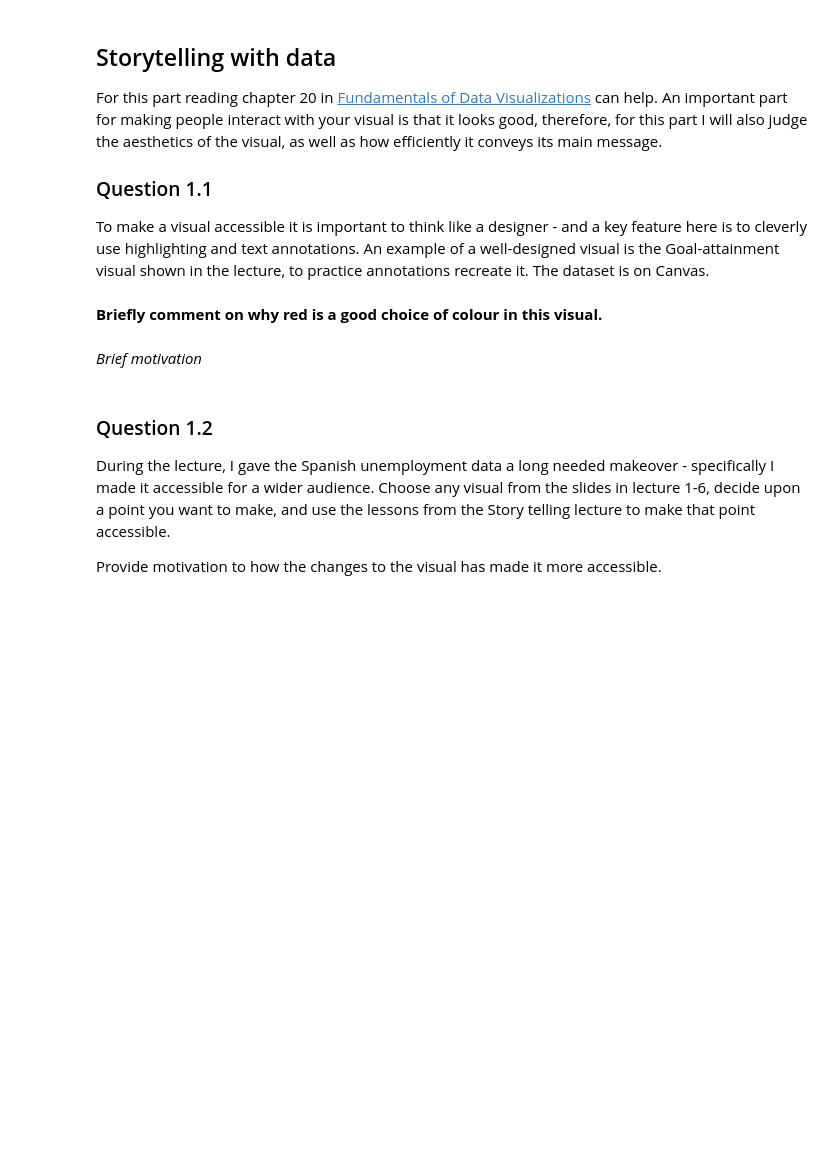
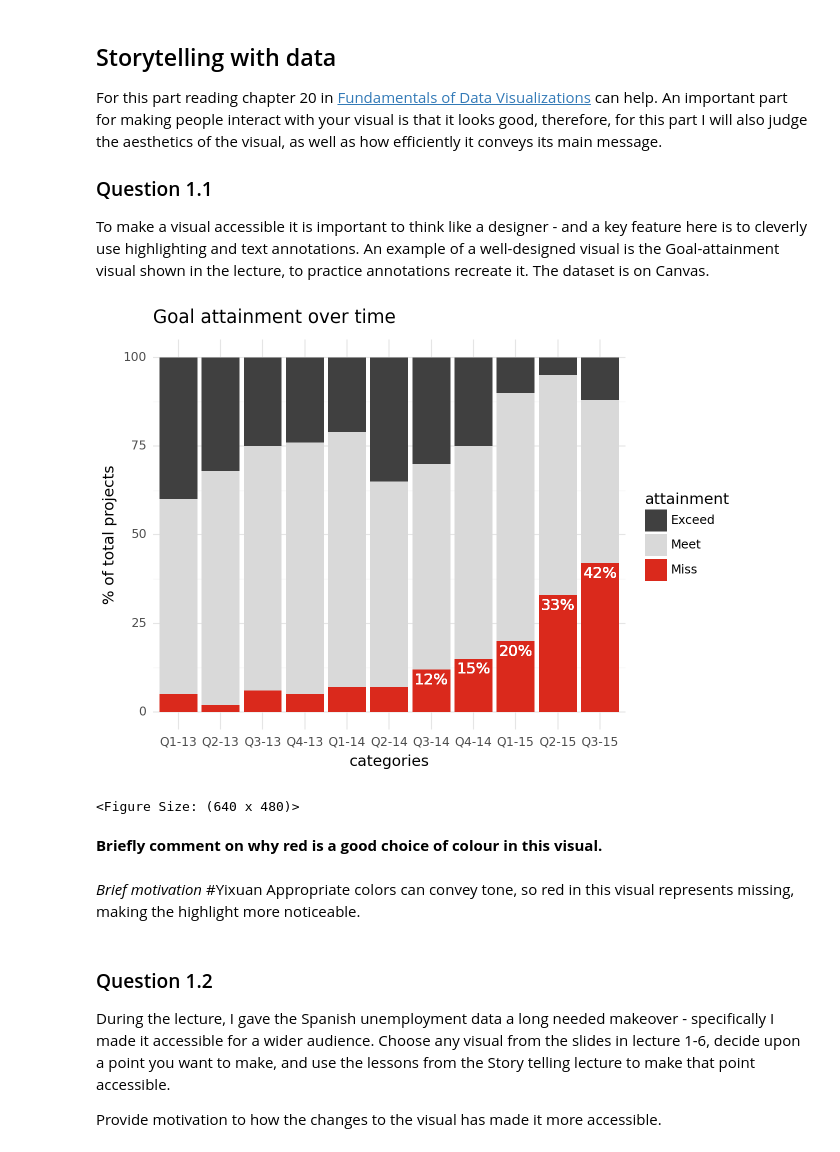
Before and after one commit to ErikDagobert/Scientific-Visualization, a Jupyter notebook: HW4/Homework4_2025.ipynb, the cells around one changed output. Drawn from its saved outputs; the diff is of its cells as text; code cells hidden in the pictures; blank space fills up the shorter version.

```diff
--- a/HW4/Homework4_2025.ipynb
+++ b/HW4/Homework4_2025.ipynb
@@ -301,7 +330,42 @@ To make a visual accessible it is important to think like a designer - and a key
+# %%
+# Insert code here
+#Yixuan
+data_q11 = pd.read_csv("Goal_data.csv")
+
+order = [
+    "Q1-13", "Q2-13", "Q3-13", "Q4-13",
+    "Q1-14", "Q2-14", "Q3-14", "Q4-14",
+    "Q1-15", "Q2-15", "Q3-15"
+]
+
+data_q11["categories"] = pd.Categorical(
+    data_q11["categories"],
+    categories=order,
+    ordered=True
+)
+
+color_use= ["#404040", "#d9d9d9", "#DA291C"]
+p = (ggplot(data_q11, aes("categories", "value", fill = "what"))
+    + geom_bar(stat = "identity")
+    + geom_text(x = 7, y = 9, label = "12%", color="white")
+    + geom_text(x = 8, y = 12, label = "15%", color="white")
+    + geom_text(x = 9, y = 17, label = "20%", color="white")
+    + geom_text(x = 10, y = 30, label = "33%", color="white")
+    + geom_text(x = 11, y = 39, label = "42%", color="white")
+    + scale_fill_manual(values = color_use)
+    + labs(y = "% of total projects", fill= "attainment", title = "Goal attainment over time")
+    + theme_minimal())
+p
+# Remember to print the visual
+# %% [output]
+[figure, added]
+<Figure Size: (640 x 480)>
 # %% [markdown]
 **Briefly comment on why red is a good choice of colour in this visual.**
-# %% [markdown]
-_Brief motivation_
+# %% [markdown]
+_Brief motivation_
+#Yixuan
+Appropriate colors can convey tone, so red in this visual represents missing, making the highlight more noticeable.
 # %% [markdown]
 ### Question 1.2
 
```
Also changed, not shown: parts of 9 cells of this notebook.
